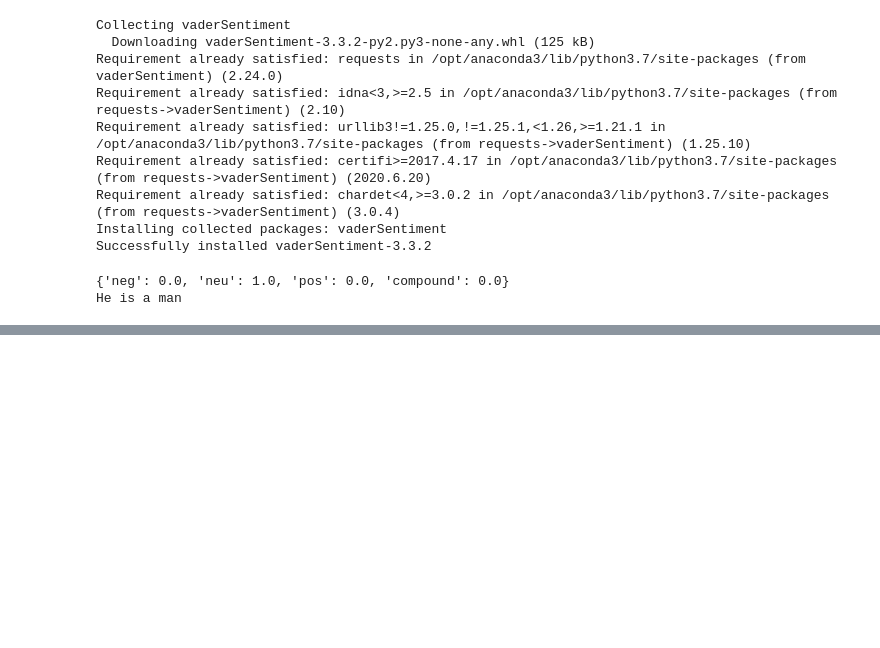
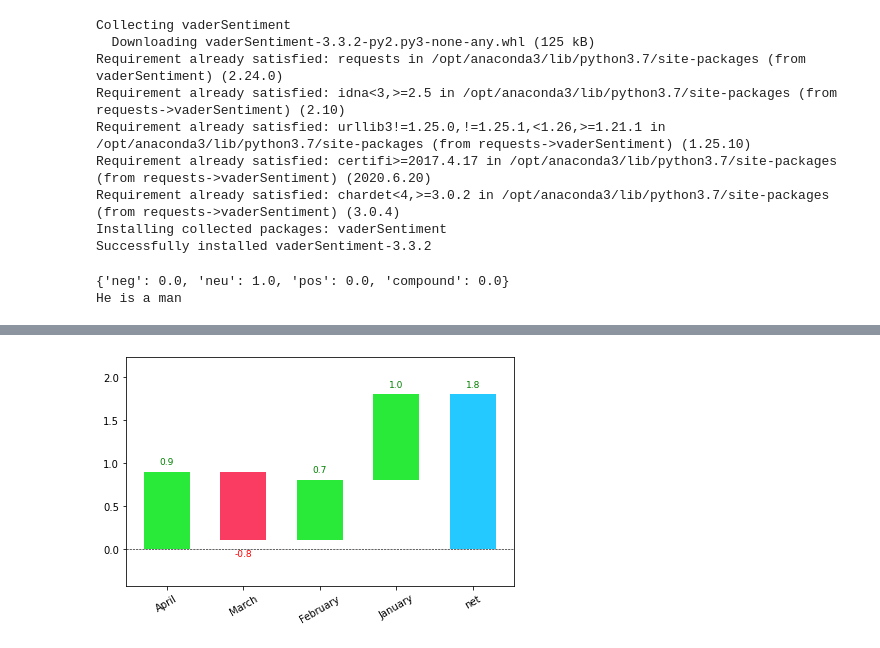
Before and after one commit to IndiaCFG3/team-72, a Jupyter notebook: Keyword extraction.ipynb, the cells around one changed output, grey strips where cells are left out. Saved outputs shown, nothing was run; the diff lists cells and outputs as text; code cells hidden in the pictures; blank space fills up the shorter version.

```diff
--- a/Keyword extraction.ipynb
+++ b/Keyword extraction.ipynb
@@ -95,0 +122,4 @@ He is a man
+# %%
+waterfall_chart.plot(a[::-1],b).savefig('deep.png')
+# %% [output]
+[figure, added]
```
Also changed, not shown: parts of 11 cells of this notebook, 5 other files.
